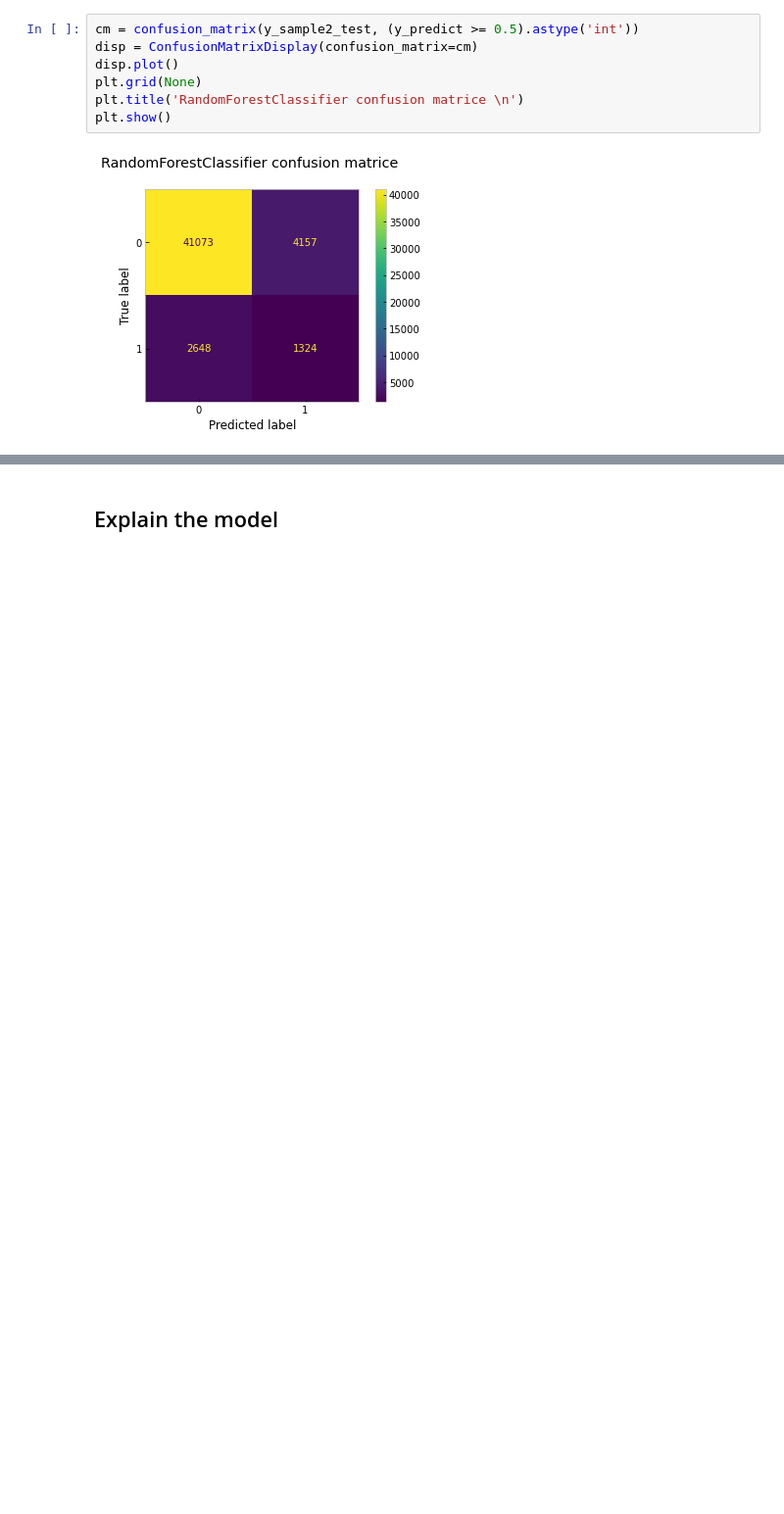
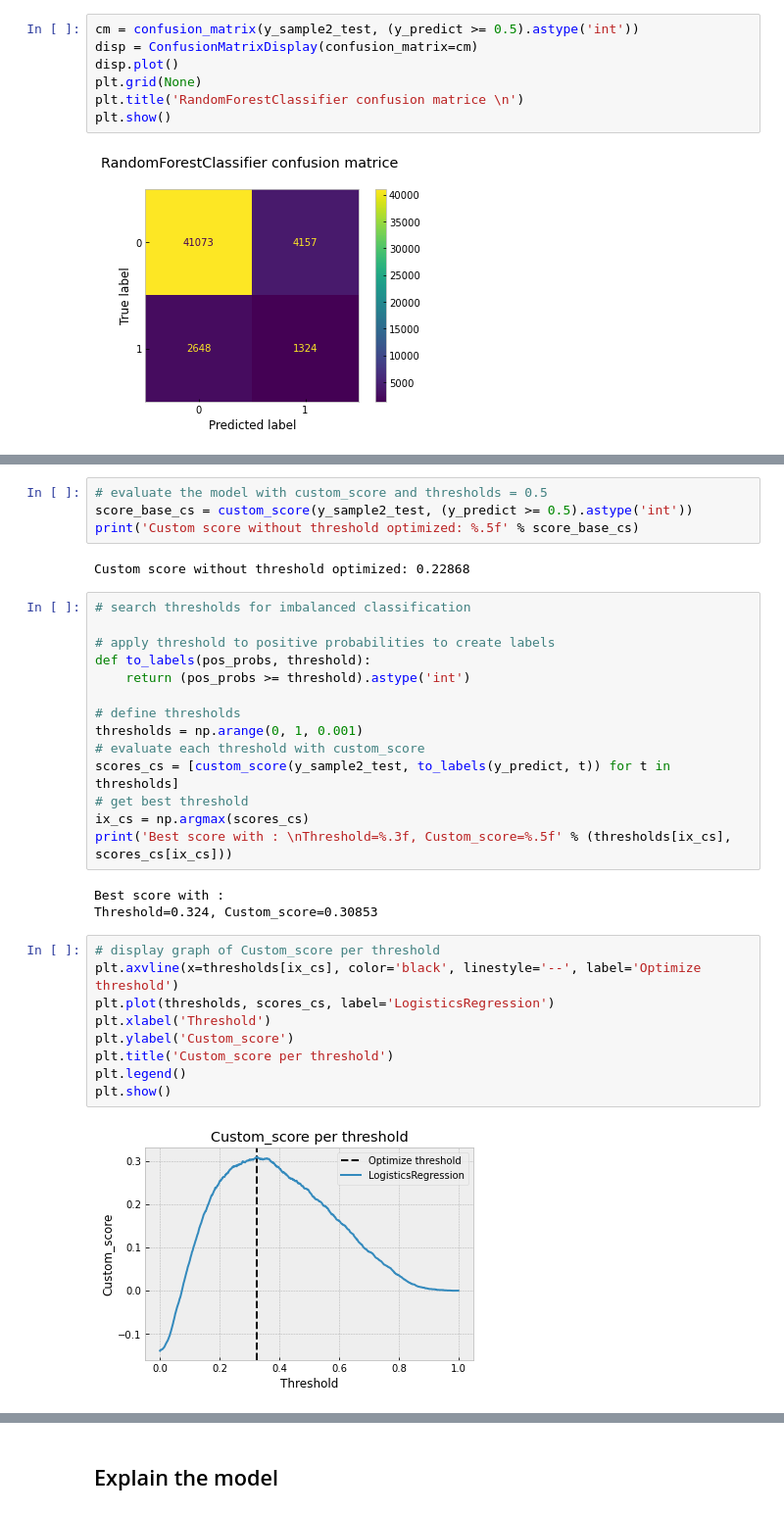
Before and after one commit to HuguesMAP/OC-P7-Impl-mentez-un-mod-le-de-scoring, a Jupyter notebook: Projet 7 - Implémentez un modèle de scoring - Modélisation.ipynb, the cells around one changed output, grey strips where cells are left out. Shown at 98% size. Saved outputs shown, nothing was run; the diff lists cells and outputs as text; blank space fills up the shorter version.

Commit message:
Add custom score

```diff
--- a/Projet 7 - Implémentez un modèle de scoring - Modélisation.ipynb
+++ b/Projet 7 - Implémentez un modèle de scoring - Modélisation.ipynb
@@ -737,0 +760,34 @@ plt.show()
+# %%
+# evaluate the model with custom_score and thresholds = 0.5
+score_base_cs = custom_score(y_sample2_test, (y_predict >= 0.5).astype('int'))
+print('Custom score without threshold optimized: %.5f' % score_base_cs)
+# %% [output]
+Custom score without threshold optimized: 0.22868
+# %%
+# search thresholds for imbalanced classification
+
+# apply threshold to positive probabilities to create labels
+def to_labels(pos_probs, threshold):
+    return (pos_probs >= threshold).astype('int')
+
+# define thresholds
+thresholds = np.arange(0, 1, 0.001)
+# evaluate each threshold with custom_score
+scores_cs = [custom_score(y_sample2_test, to_labels(y_predict, t)) for t in thresholds]
+# get best threshold
+ix_cs = np.argmax(scores_cs)
+print('Best score with : \nThreshold=%.3f, Custom_score=%.5f' % (thresholds[ix_cs], scores_cs[ix_cs]))
+# %% [output]
+Best score with :
+Threshold=0.324, Custom_score=0.30853
+# %%
+# display graph of Custom_score per threshold
+plt.axvline(x=thresholds[ix_cs], color='black', linestyle='--', label='Optimize threshold')
+plt.plot(thresholds, scores_cs, label='LogisticsRegression')
+plt.xlabel('Threshold')
+plt.ylabel('Custom_score')
+plt.title('Custom_score per threshold')
+plt.legend()
+plt.show()
+# %% [output]
+[figure, added]
```
Also changed, not shown: parts of 13 cells of this notebook.
